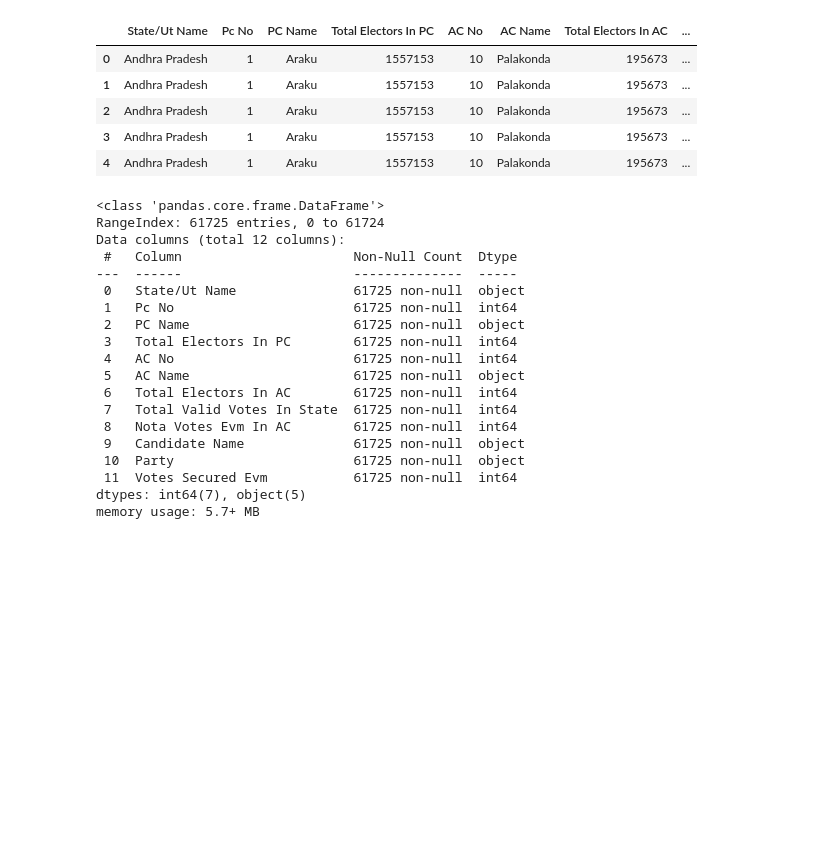
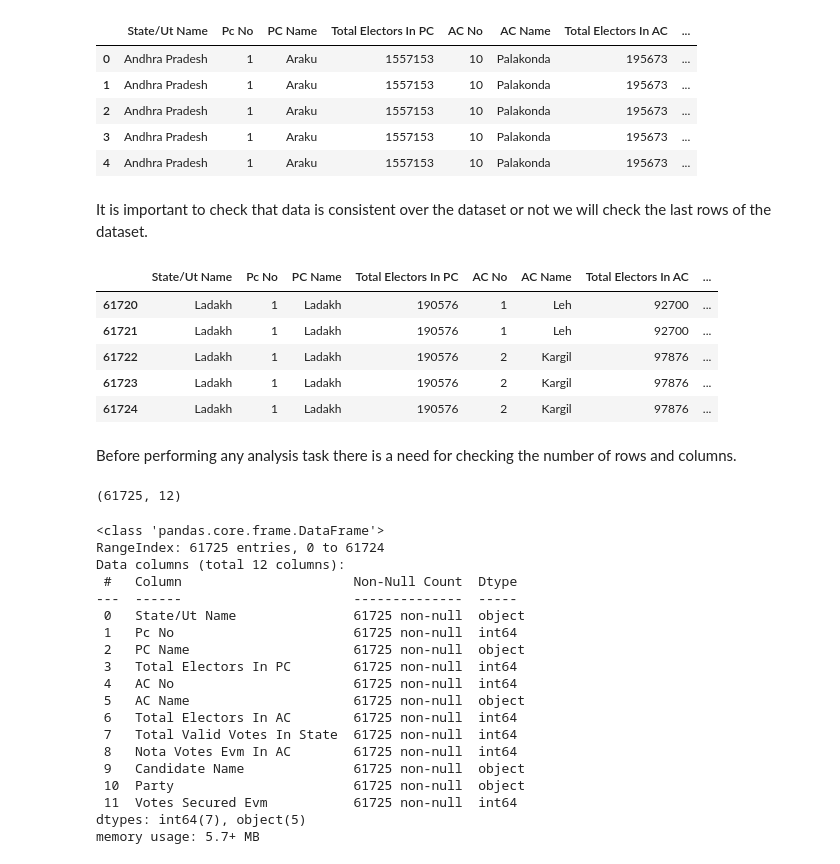
Before and after one commit to Anamikaghosh18/PythonDataAnalysis, a Jupyter notebook: EDA.ipynb, the cells around one changed output. Cells and saved outputs as stored; diff of their text form; code cells hidden in the pictures; blank space fills up the shorter version.

Commit message:
added more data-visulaization

```diff
--- a/EDA.ipynb
+++ b/EDA.ipynb
@@ -37,6 +37,25 @@ df.head(5)
 | 2 | Andhra Pradesh | 1 | Araku | 1557153 | 10 | Palakonda | 195673 | ... |
 | 3 | Andhra Pradesh | 1 | Araku | 1557153 | 10 | Palakonda | 195673 | ... |
 | 4 | Andhra Pradesh | 1 | Araku | 1557153 | 10 | Palakonda | 195673 | ... |
+# %% [markdown]
+It is important to check that data is consistent over the dataset or not we will check the last rows of the dataset.
+# %%
+# this will show the last 5 rows of the dataframe
+df.tail(5)
+# %% [output]
+|  | State/Ut Name | Pc No | PC Name | Total Electors In PC | AC No | AC Name | Total Electors In AC | ... |
+| 61720 | Ladakh | 1 | Ladakh | 190576 | 1 | Leh | 92700 | ... |
+| 61721 | Ladakh | 1 | Ladakh | 190576 | 1 | Leh | 92700 | ... |
+| 61722 | Ladakh | 1 | Ladakh | 190576 | 2 | Kargil | 97876 | ... |
+| 61723 | Ladakh | 1 | Ladakh | 190576 | 2 | Kargil | 97876 | ... |
+| 61724 | Ladakh | 1 | Ladakh | 190576 | 2 | Kargil | 97876 | ... |
+# %% [markdown]
+Before performing any analysis task there is a need for checking the number of rows and columns.
+# %%
+# this will show the number of rows and columns in the dataframe
+df.shape
+# %% [output]
+(61725, 12)
 # %%
 # to know the information about the columns and the data types
 df.info()
```
Also changed, not shown: parts of 2 cells of this notebook, 2 other files.
